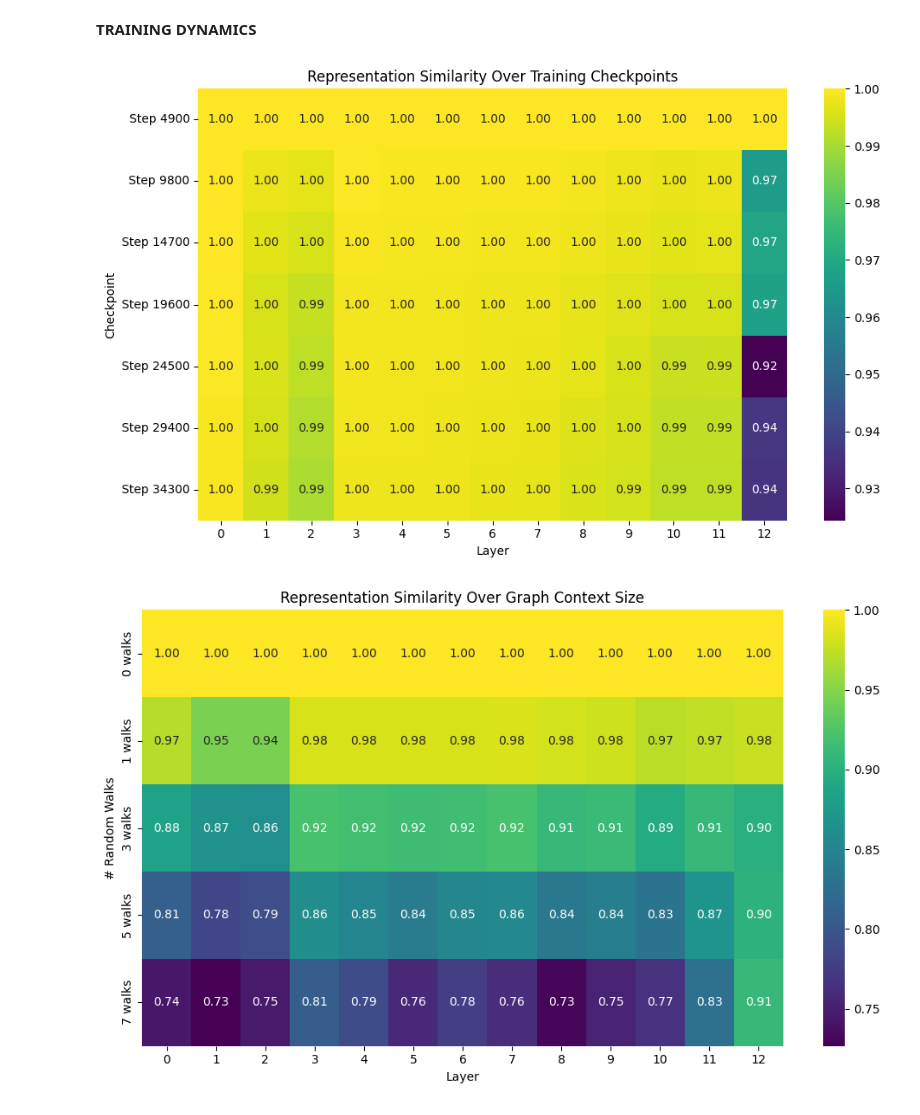
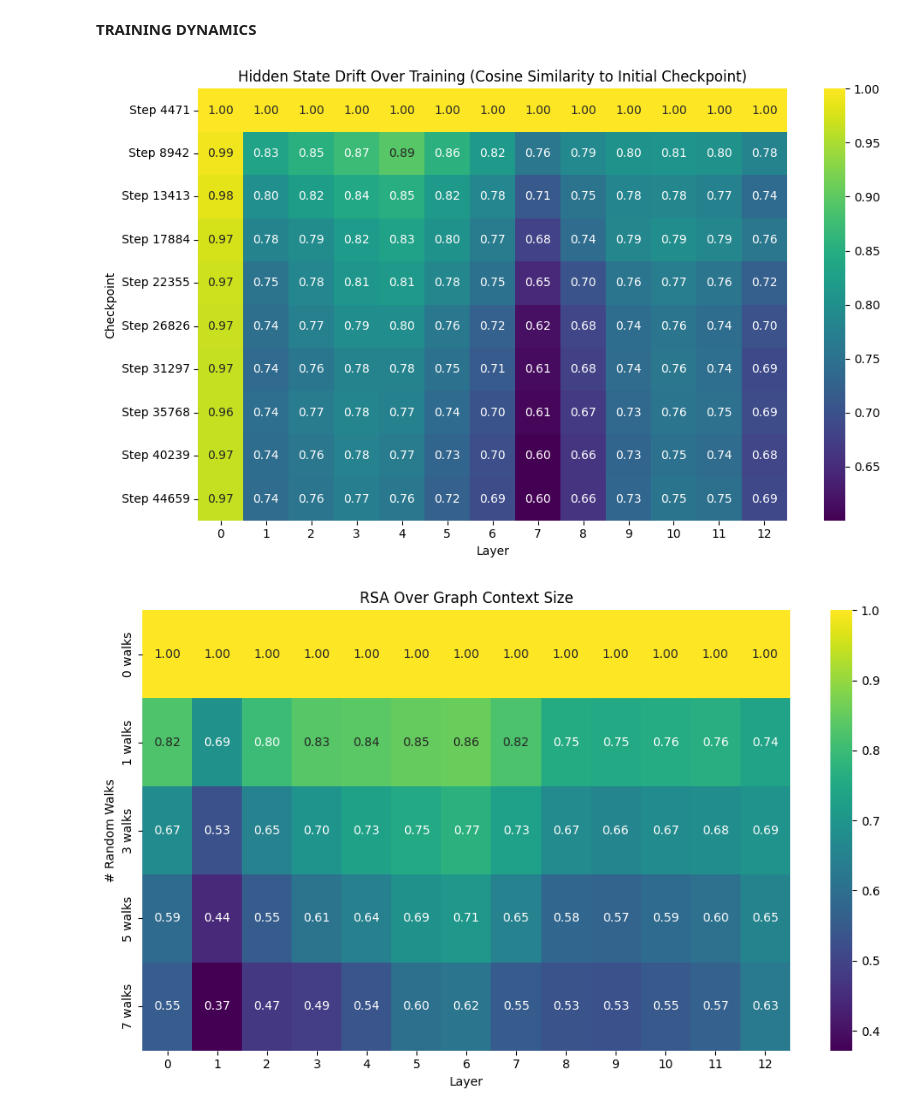
Before and after one commit to carobgt/Spatial-Navigation-in-LLMs, a Jupyter notebook: gpt2small_dual_mode_v14_4by4_training.ipynb, the cells around one changed output. Saved outputs shown, nothing was run; the diff lists cells and outputs as text; code cells hidden in the pictures.

```diff
--- a/gpt2small_dual_mode_v14_4by4_training.ipynb
+++ b/gpt2small_dual_mode_v14_4by4_training.ipynb
@@ -929,7 +908,10 @@ from sklearn.metrics.pairwise import cosine_similarity
 import random
 
 
-checkpoint_steps = [4900, 9800, 14700, 19600, 24500, 29400, 34300]
+checkpoint_steps = [
+    4471, 8942, 13413, 17884, 22355, 26826, 31297, 35768, 40239, 44659
+]
+
 model_base_path = "spatial_model/checkpoint-{}"
 device = "cuda" if torch.cuda.is_available() else "cpu"
 random.seed(42)
@@ -998,35 +980,35 @@ reps_over_training = np.array(reps_over_training)
 sim_training = compute_layerwise_similarity(reps_over_training)
 
 plot_heatmap(sim_training,
-             title="Representation Similarity Over Training Checkpoints",
+             title="Hidden State Drift Over Training (Cosine Similarity to Initial Checkpoint)",
              xlabel="Layer", ylabel="Checkpoint",
              xticks=list(range(sim_training.shape[1])),
              yticks=[f"Step {step}" for step in checkpoint_steps])
 
 # context representation similarity
 final_step = checkpoint_steps[-1]
 model = GPT2LMHeadModel.from_pretrained(model_base_path.format(final_step)).to(device)
 model.eval()
 
 num_walks_list = [0, 1, 3, 5, 7]
 reps_over_context = []
 
 for num_walks in num_walks_list:
     walks = []
     for _ in range(num_walks):
         walks += generate_random_walk(length=3)
     prompt = " ".join(walks) + " " + query_prompt
     rep = get_layerwise_representation(model, prompt)
     reps_over_context.append(rep)
 
 reps_over_context = np.array(reps_over_context)
 sim_context = compute_layerwise_similarity(reps_over_context)
 
 plot_heatmap(sim_context,
-             title="Representation Similarity Over Graph Context Size",
+             title="RSA Over Graph Context Size",
              xlabel="Layer", ylabel="# Random Walks",
              xticks=list(range(sim_context.shape[1])),
              yticks=[f"{n} walks" for n in num_walks_list])
 # %% [output]
-[figure, old version]
+[figure, new version]
-[figure, old version]
+[figure, new version]
```
Also changed, not shown: parts of 10 cells of this notebook.
